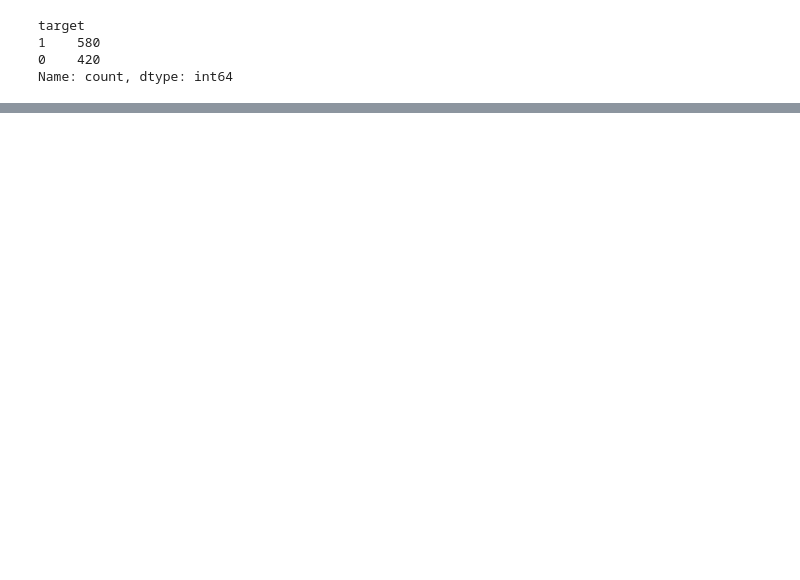
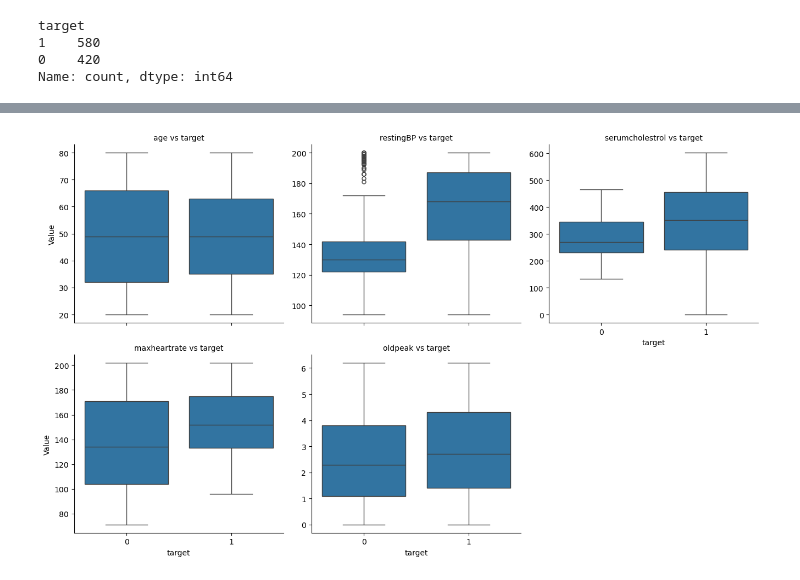
Before and after one commit to HafidzAfrieno/Artificial_Intelligence_Laboratory, a Jupyter notebook: projects/machine-learning/heart-disease-risk-classification/model/notebooks/01_exploratory_data_analysis.ipynb, the cells around one changed output, grey strips where cells are left out. Saved outputs shown, nothing was run; the diff lists cells and outputs as text; code cells hidden in the pictures; blank space fills up the shorter version.

```diff
--- a/projects/machine-learning/heart-disease-risk-classification/model/notebooks/01_exploratory_data_analysis.ipynb
+++ b/projects/machine-learning/heart-disease-risk-classification/model/notebooks/01_exploratory_data_analysis.ipynb
@@ -173,0 +396,28 @@ Name: count, dtype: int64
+# %%
+target_column = 'target'
+feature_columns = ['age', 'restingBP', 'serumcholestrol', 'maxheartrate', 'oldpeak']
+
+df_melted = df.melt(
+    id_vars=target_column,
+    value_vars=feature_columns,
+    var_name='Feature',
+    value_name='Value'
+)
+
+g = sns.catplot(
+    data=df_melted,
+    x=target_column,
+    y='Value',
+    col='Feature',
+    col_wrap=3,
+    kind='box',
+    sharey=False,
+    height=4,
+    aspect=1.1
+)
+
+g.set_titles("{col_name} vs " + target_column)
+plt.tight_layout()
+plt.show()
+# %% [output]
+[figure, added]
```
Also changed, not shown: parts of 34 cells of this notebook.
